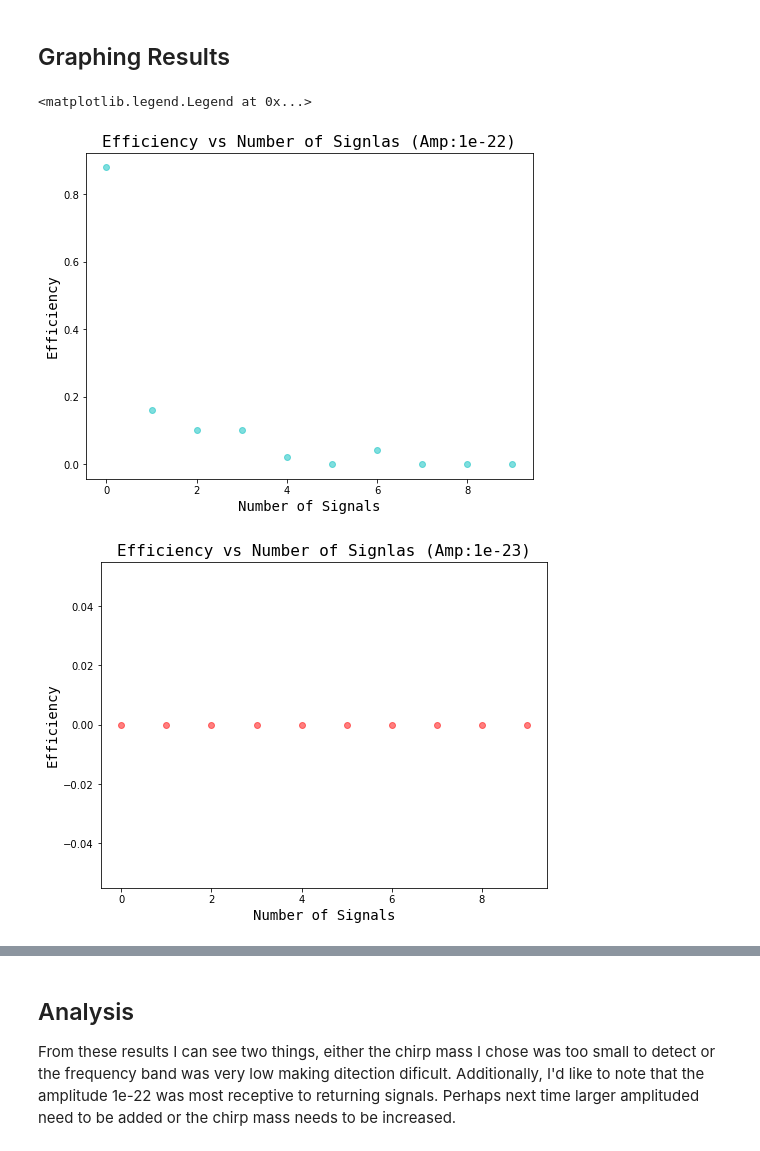
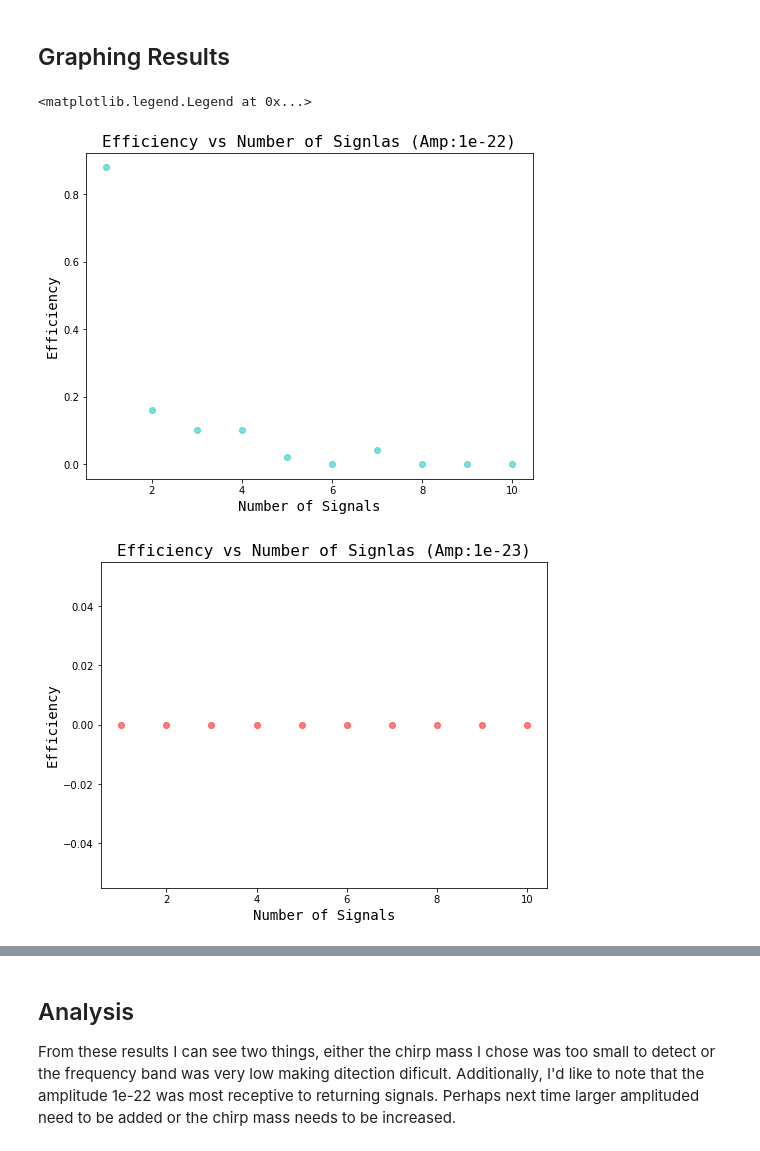
Before and after one commit to lianysfeliciano/GraviationalWaves_IREU, a Jupyter notebook: NSignals.ipynb, the cells around one changed output, grey strips where cells are left out. Saved outputs shown, nothing was run; the diff lists cells and outputs as text; code cells hidden in the pictures.

```diff
--- a/NSignals.ipynb
+++ b/NSignals.ipynb
@@ -242,67 +238,36 @@ E3.append(e3)
-# %%
-N7=np.array(df7["N"])
-R7=np.array(df7["Retireved_N"])
-H7=np.array(df7["h0"])
-e1,e2,e3=Efficiency(N7,R7,H7)
-E.append(e1)
-E2.append(e2)
-E3.append(e3)
-# %%
-N8=np.array(df8["N"])
-R8=np.array(df8["Retireved_N"])
-H8=np.array(df8["h0"])
-e1,e2,e3=Efficiency(N8,R8,H8)
-E.append(e1)
-E2.append(e2)
-E3.append(e3)
-# %%
-N9=np.array(df9["N"])
-R9=np.array(df9["Retireved_N"])
-H9=np.array(df9["h0"])
-e1,e2,e3=Efficiency(N9,R9,H9)
-E.append(e1)
-E2.append(e2)
-E3.append(e3)
-# %%
-N10=np.array(df10["N"])
-R10=np.array(df10["Retireved_N"])
-H10=np.array(df10["h0"])
-e1,e2,e3=Efficiency(N10,R10,H10)
-E.append(e1)
-E2.append(e2)
-E3.append(e3)
 # %% [markdown]
 ## Graphing Results
 # %%
+N=[1,2,3,4,5,6,7,8,9,10]
 
 plt.figure(facecolor="w",figsize=[8,6])
 plt.scatter(N,E,alpha=.5,color="c")
 plt.title('Efficiency vs Number of Signlas (Amp:1e-22)',font='monospace',fontsize=16)
 plt.xlabel("Number of Signals",font='monospace',fontsize=14)
 plt.ylabel("Efficiency",font='monospace',fontsize=14)
 
 
 plt.figure(facecolor="w",figsize=[8,6])
 plt.scatter(N,E2,alpha=.5,color="r")
 plt.title('Efficiency vs Number of Signlas (Amp:1e-23)',font='monospace',fontsize=16)
 plt.xlabel("Number of Signals",font='monospace',fontsize=14)
 plt.ylabel("Efficiency",font='monospace',fontsize=14)
 
 plt.figure(facecolor="w",figsize=[8,6])
 plt.scatter(N,E3,alpha=.5,color="purple")
 plt.title('Efficiency vs Number of Signlas (Amp:1e-24)',font='monospace',fontsize=16)
 plt.xlabel("Number of Signals",font='monospace',fontsize=14)
 plt.ylabel("Efficiency",font='monospace',fontsize=14)
 
 plt.figure(facecolor="w",figsize=[8,6])
 plt.scatter(N,E,alpha=.3,color="c",label='1e-22')
 plt.scatter(N,E2,alpha=.3,color="r",label='1e-23')
 plt.scatter(N,E3,alpha=.3,color="purple",label='1e-24')
 plt.title('Efficiency vs Number of Signlas: All Aplitudes',font='monospace',fontsize=16)
 plt.xlabel("Number of Signals",font='monospace',fontsize=14)
 plt.ylabel("Efficiency",font='monospace',fontsize=14)
 plt.legend(loc='upper right')
 # %% [output]
 <matplotlib.legend.Legend at 0x...>
-[figure, old version]
+[figure, new version]
-[figure, old version]
+[figure, new version]
```
Also changed, not shown: parts of 31 cells of this notebook, 3 other files.
